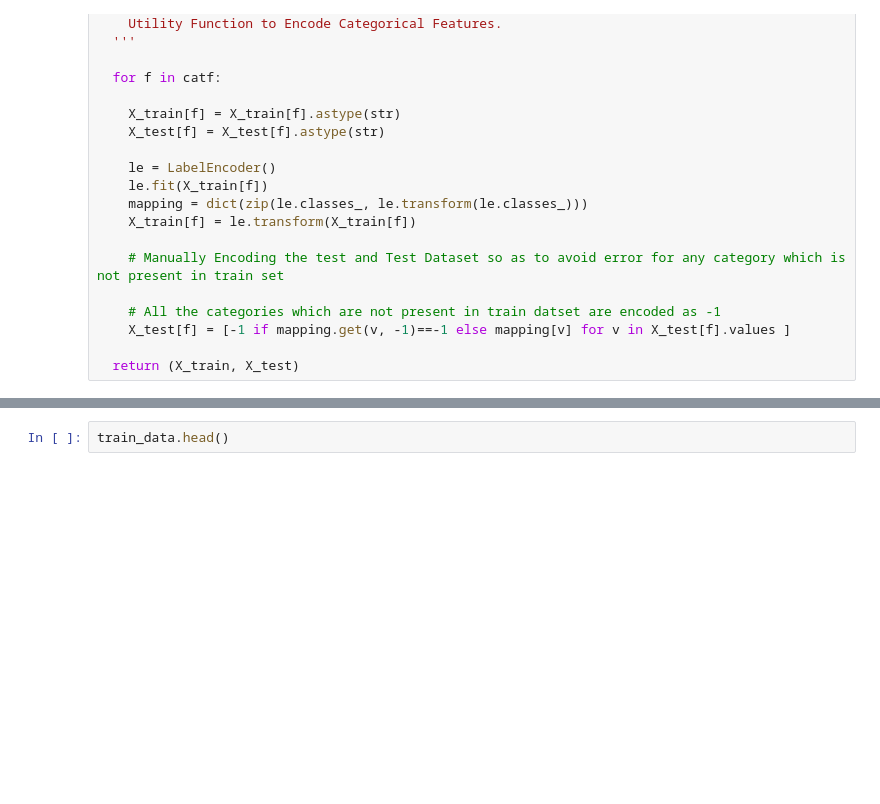
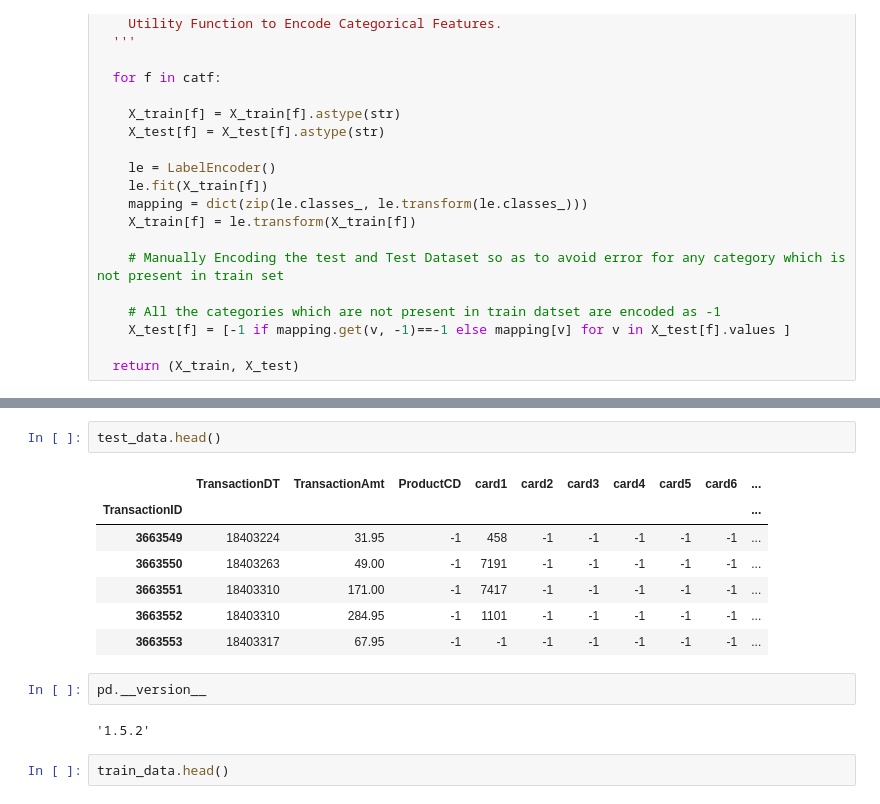
Before and after one commit to tugusav/fraud-detection-system-ann, a Jupyter notebook: Advanced Feature Engineering FDS.ipynb, the cells around one changed output, grey strips where cells are left out. Drawn from its saved outputs; the diff is of its cells as text; blank space fills up the shorter version.

```diff
--- a/Advanced Feature Engineering FDS.ipynb
+++ b/Advanced Feature Engineering FDS.ipynb
@@ -109,3 +109,17 @@ Wall time: 4.31 s
+# %%
+test_data.head()
+# %% [output]
+|  | TransactionDT | TransactionAmt | ProductCD | card1 | card2 | card3 | card4 | card5 | card6 | ... |
+| TransactionID |  |  |  |  |  |  |  |  |  | ... |
+| 3663549 | 18403224 | 31.95 | -1 | 458 | -1 | -1 | -1 | -1 | -1 | ... |
+| 3663550 | 18403263 | 49.00 | -1 | 7191 | -1 | -1 | -1 | -1 | -1 | ... |
+| 3663551 | 18403310 | 171.00 | -1 | 7417 | -1 | -1 | -1 | -1 | -1 | ... |
+| 3663552 | 18403310 | 284.95 | -1 | 1101 | -1 | -1 | -1 | -1 | -1 | ... |
+| 3663553 | 18403317 | 67.95 | -1 | -1 | -1 | -1 | -1 | -1 | -1 | ... |
+# %%
+pd.__version__
+# %% [output]
+'1.5.2'
 # %%
 train_data.head()
 # %% [output]
```
Also changed, not shown: parts of 30 cells of this notebook.
